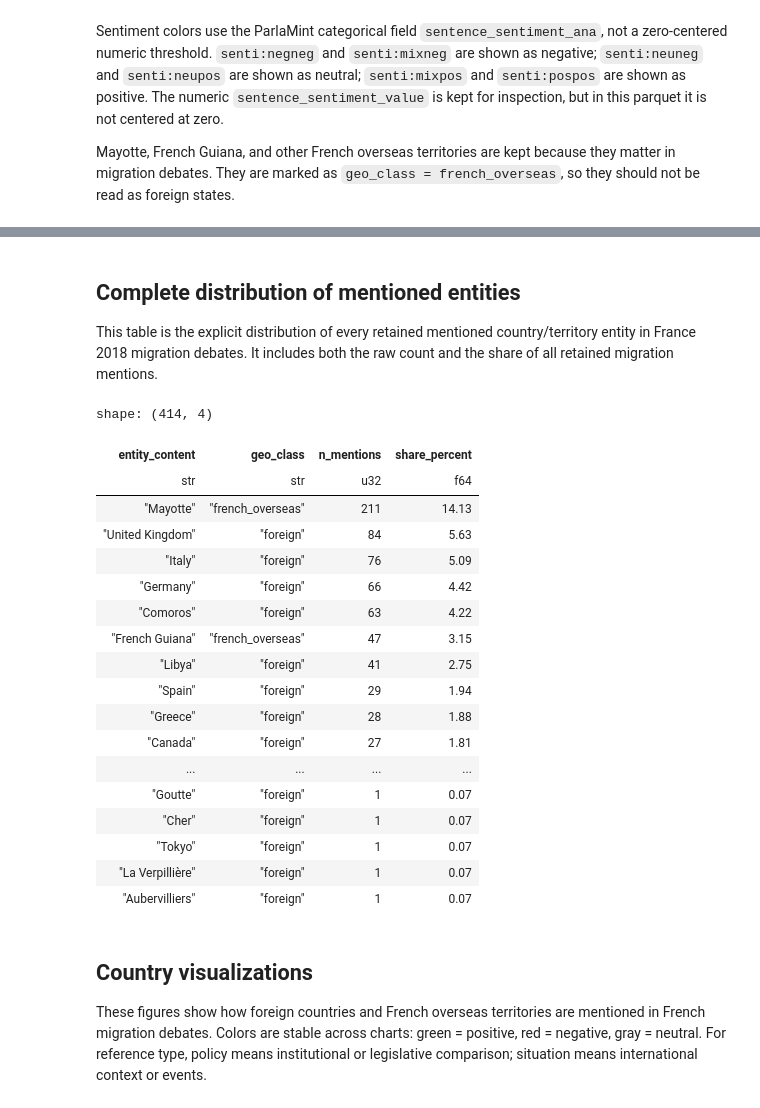
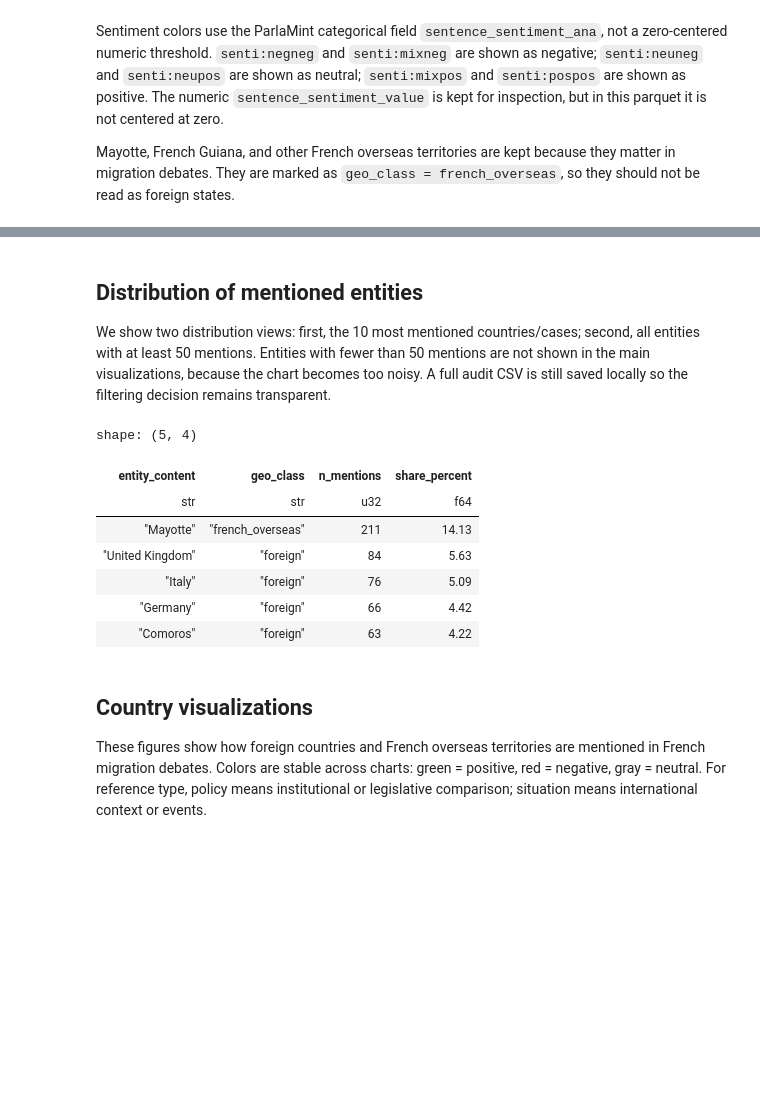
Before and after one commit to yavlenieraket/parliments_migration, a Jupyter notebook: src/migration-experiments21/parlaments-beyond-borders/notebooks/01_fra_2018_pilot.ipynb, the cells around one changed output, grey strips where cells are left out. Saved outputs shown, nothing was run; the diff lists cells and outputs as text; code cells hidden in the pictures; blank space fills up the shorter version.

```diff
--- a/src/migration-experiments21/parlaments-beyond-borders/notebooks/01_fra_2018_pilot.ipynb
+++ b/src/migration-experiments21/parlaments-beyond-borders/notebooks/01_fra_2018_pilot.ipynb
@@ -213,35 +213,24 @@ Mayotte, French Guiana, and other French overseas territories are kept because t
 
 **Positive / negative / neutral.** Sentiment colors use ParlaMint's categorical field `sentence_sentiment_ana`: `senti:negneg` and `senti:mixneg` are negative; `senti:neuneg` and `senti:neupos` are neutral; `senti:mixpos` and `senti:pospos` are positive. We do not use a zero threshold on `sentence_sentiment_value`, because in this parquet the numeric scale is not centered at zero.
 # %% [markdown]
-## Complete distribution of mentioned entities
+## Distribution of mentioned entities
 
-This table is the explicit distribution of every retained mentioned country/territory entity in France 2018 migration debates. It includes both the raw count and the share of all retained migration mentions.
+We show two distribution views: first, the 10 most mentioned countries/cases; second, all entities with at least 50 mentions. Entities with fewer than 50 mentions are not shown in the main visualizations, because the chart becomes too noisy. A full audit CSV is still saved locally so the filtering decision remains transparent.
 # %%
-# Explanation: Show every retained mentioned entity, not only the top countries.
-# Explanation: geo_class separates foreign entities from French overseas territories.
-with pl.Config(tbl_rows=500, tbl_cols=8, fmt_str_lengths=80):
-    full_entity_distribution = inspect.country_distribution(annotated, min_mentions=1)
-    display(full_entity_distribution)
+# Explanation: Show the entities used in the "everything" visualization.
+# Explanation: We keep only entities with at least 50 mentions in the displayed table/chart.
+with pl.Config(tbl_rows=100, tbl_cols=8, fmt_str_lengths=80):
+    significant_entity_distribution = inspect.country_distribution(annotated, min_mentions=50)
+    display(significant_entity_distribution)
 # %% [output]
-shape: (414, 4)
+shape: (5, 4)
 | entity_content | geo_class | n_mentions | share_percent |
 | str | str | u32 | f64 |
 | "Mayotte" | "french_overseas" | 211 | 14.13 |
 | "United Kingdom" | "foreign" | 84 | 5.63 |
 | "Italy" | "foreign" | 76 | 5.09 |
 | "Germany" | "foreign" | 66 | 4.42 |
 | "Comoros" | "foreign" | 63 | 4.22 |
-| "French Guiana" | "french_overseas" | 47 | 3.15 |
-| "Libya" | "foreign" | 41 | 2.75 |
-| "Spain" | "foreign" | 29 | 1.94 |
-| "Greece" | "foreign" | 28 | 1.88 |
-| "Canada" | "foreign" | 27 | 1.81 |
-| ... | ... | ... | ... |
-| "Goutte" | "foreign" | 1 | 0.07 |
-| "Cher" | "foreign" | 1 | 0.07 |
-| "Tokyo" | "foreign" | 1 | 0.07 |
-| "La Verpillière" | "foreign" | 1 | 0.07 |
-| "Aubervilliers" | "foreign" | 1 | 0.07 |
 # %% [markdown]
 ## Country visualizations
 
```
Also changed, not shown: parts of 7 cells of this notebook, 2 other files.
